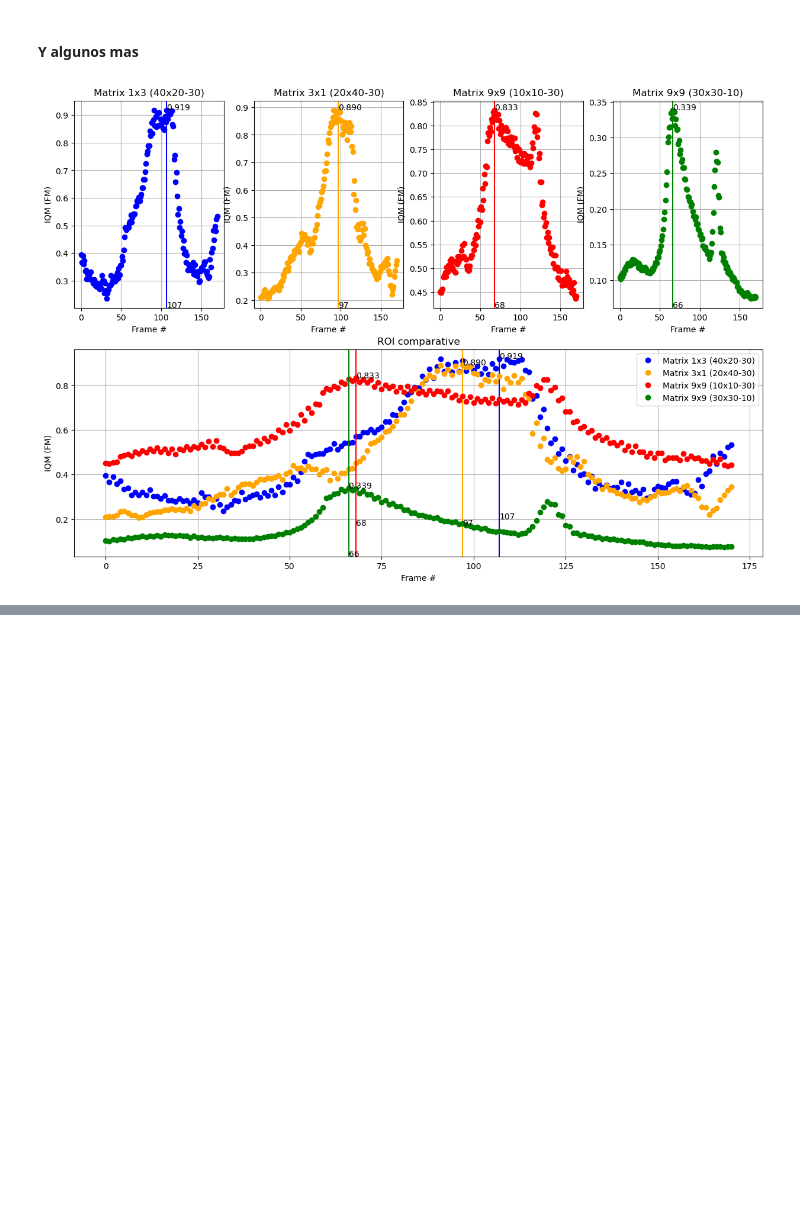
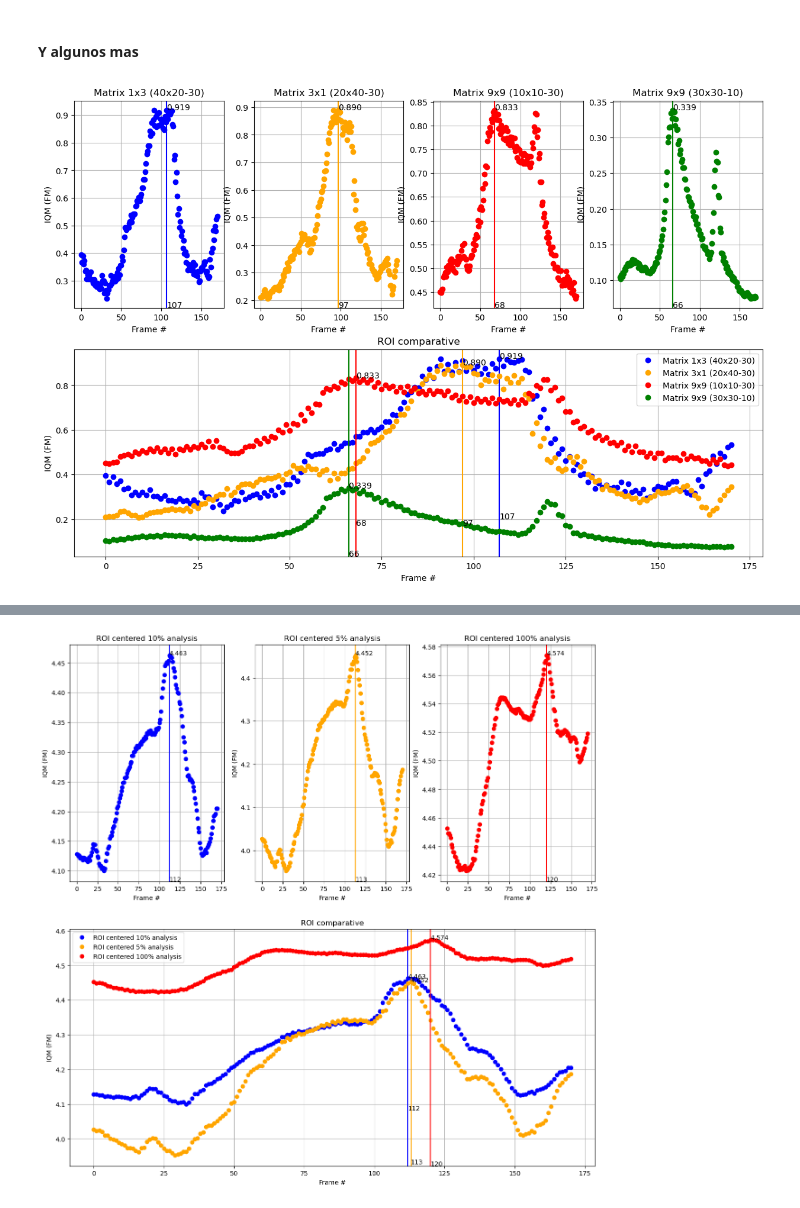
Before and after one commit to gjmv/CEIA_2025_B3_VpC1_TP2, a Jupyter notebook: VPC1_2025_B3_TP2.ipynb, the cells around one changed output, grey strips where cells are left out. Drawn from its saved outputs; the diff is of its cells as text; code cells hidden in the pictures; blank space fills up the shorter version.

```diff
--- a/VPC1_2025_B3_TP2.ipynb
+++ b/VPC1_2025_B3_TP2.ipynb
@@ -70,7 +70,7 @@ Lena IQM (FM): 0.0182
 Funciones para el procesamiento del video y gráfico
 # %%
 from collections.abc import Callable
-def process_video(video_path: str, frame_func: Callable[[np.ndarray], float]) -> list[float]:
+def process_video(video_path: str, frame_func, **kwargs) -> list[float]:
     """
     Abre y recorre un video frame por frame, invocando a la funcion frame_func por cada frame.
     Guarda el resultado de frame_func en un array que es retornado como resultado
@@ -98,7 +98,7 @@ def process_video(video_path: str, frame_func: Callable[[np.ndarray], float]) ->
             ret, frame = video.read()
             if not ret: break
             frame_gris = cv2.cvtColor(frame, cv2.COLOR_BGR2GRAY)
-            single_frame_res = frame_func(frame_gris)
+            single_frame_res = frame_func(frame_gris, **kwargs)
             res_array.append(single_frame_res)
 
         return res_array
@@ -181,9 +181,9 @@ plt.show()
 # %% [markdown]
 >  2. Medición sobre una ROI centrada de 10% y 5%
 # %%
-def roi_frame_analysis(frame: np.ndarray, roi: float) -> float:
+def roi_frame_analysis(frame: np.ndarray, roi: float, measure_func) -> float:
     """
-    Funcion que analiza el frame con el algoritmo image_quality_measure
+    Funcion que analiza el frame con el algoritmo measure_func
     utilizando solo la región central definida por el % de ROI sobre
     el área total de la imagen.
 
@@ -220,7 +220,7 @@ def roi_frame_analysis(frame: np.ndarray, roi: float) -> float:
     roi_y_size = int(roi_y_size)
     roi_x = frame_width // 2 - roi_x_size // 2
     roi_y = frame_height // 2 - roi_y_size // 2
-    return image_quality_measure(frame[roi_y:roi_y+roi_y_size,roi_x:roi_x+roi_x_size])
+    return measure_func(frame[roi_y:roi_y+roi_y_size,roi_x:roi_x+roi_x_size])
 # %%
 roi_frame_iqm = []
 video_path = "./video/focus_video.mov"
@@ -328,0 +380,11 @@ plot_comparative(matrix_frame_iqm, [r"Matrix 1x3 (40x20-30)", r"Matrix 3x1 (20x4
+# %%
+roi_frame_iqm = []
+video_path = "./video/focus_video.mov"
+roi_frame_iqm.append(process_video(video_path, roi_frame_analysis, roi=0.1, measure_func=sta7_measure))
+roi_frame_iqm.append(process_video(video_path, roi_frame_analysis, roi=0.05, measure_func=sta7_measure))
+roi_frame_iqm.append(process_video(video_path, roi_frame_analysis, roi=1, measure_func=sta7_measure)) # Debe dar el mismo resultado que el punto 1 por el ajuste sobre el desborde
+# %%
+colors = ["blue", "orange", "red"]
+plot_comparative(roi_frame_iqm, [r"ROI centered 10% analysis", r"ROI centered 5% analysis", r"ROI centered 100% analysis"], [15,15], colors)
+# %% [output]
+[figure, added]
```
Also changed, not shown: parts of 18 cells of this notebook.
